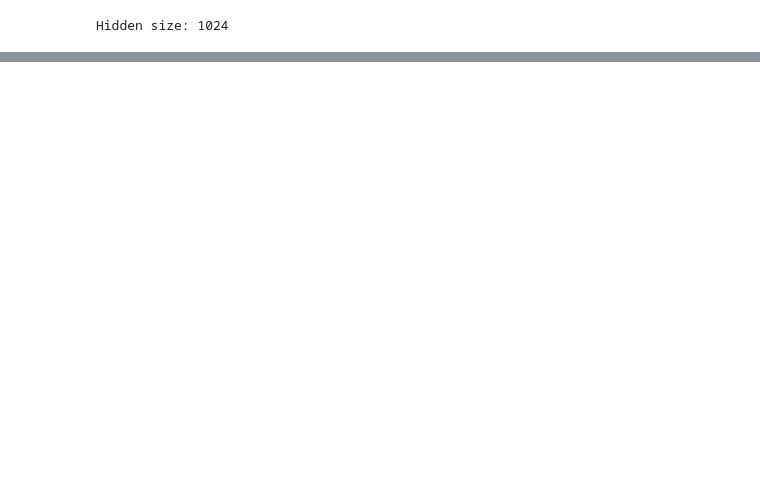
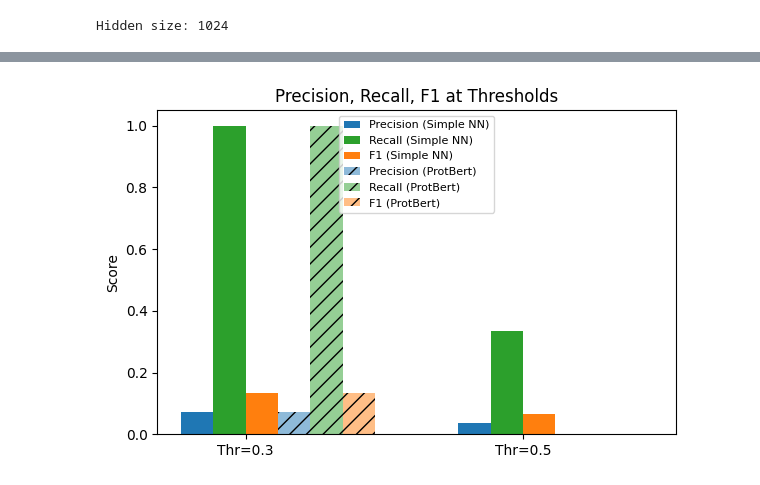
Before and after one commit to cjsmith4/protLLM, a Jupyter notebook: protein_pockets copy.ipynb, the cells around one changed output, grey strips where cells are left out. Cells and saved outputs as stored; diff of their text form; code cells hidden in the pictures; blank space fills up the shorter version.

```diff
--- a/protein_pockets copy.ipynb
+++ b/protein_pockets copy.ipynb
@@ -1236,0 +2343,16 @@ thr=0.50 -> P=0.004, R=0.167, F1=0.008, predicted+=249
+# %%
+for thr in [0.3, 0.5]:
+    y_pred_simple = (y_pred_probs_simple >= thr).astype(int)
+    y_pred_prot   = (y_pred_probs_prot   >= thr).astype(int)
+
+    prec_s = precision_score(y_true, y_pred_simple, zero_division=0)
+    rec_s  = recall_score(y_true,  y_pred_simple, zero_division=0)
+    f1_s   = f1_score(y_true,      y_pred_simple, zero_division=0)
+
+    prec_p = precision_score(y_true, y_pred_prot, zero_division=0)
+    rec_p  = recall_score(y_true,  y_pred_prot, zero_division=0)
+    f1_p   = f1_score(y_true,      y_pred_prot, zero_division=0)
+
+    print(f"\nThreshold = {thr}")
+    print(f"  Simple NN -> P={prec_s:.3f}, R={rec_s:.3f}, F1={f1_s:.3f}")
+    print(f"  ProtBert  -> P={prec_p:.3f}, R={rec_p:.3f}, F1={f1_p:.3f}")
@@ -1236,0 +2367,51 @@ thr=0.50 -> P=0.004, R=0.167, F1=0.008, predicted+=249
+# %%
+import matplotlib.pyplot as plt
+import numpy as np
+from sklearn.metrics import precision_score, recall_score, f1_score
+
+thresholds = [0.3, 0.5]
+
+metrics_simple = {"precision": [], "recall": [], "f1": []}
+metrics_prot   = {"precision": [], "recall": [], "f1": []}
+
+for thr in thresholds:
+    y_pred_simple = (y_pred_probs_simple >= thr).astype(int)
+    y_pred_prot   = (y_pred_probs_prot   >= thr).astype(int)
+
+    metrics_simple["precision"].append(precision_score(y_true, y_pred_simple, zero_division=0))
+    metrics_simple["recall"].append(recall_score(y_true, y_pred_simple, zero_division=0))
+    metrics_simple["f1"].append(f1_score(y_true, y_pred_simple, zero_division=0))
+
+    metrics_prot["precision"].append(precision_score(y_true, y_pred_prot, zero_division=0))
+    metrics_prot["recall"].append(recall_score(y_true, y_pred_prot, zero_division=0))
+    metrics_prot["f1"].append(f1_score(y_true, y_pred_prot, zero_division=0))
+
+# Plot grouped bars
+x = np.arange(len(thresholds))  # positions for thresholds
+width = 0.35  # width of each group
+
+fig, ax = plt.subplots(figsize=(6,4))
+
+# Simple NN bars
+ax.bar(x - width/2, metrics_simple["precision"], width/3, label="Precision (Simple NN)", color="tab:blue")
+ax.bar(x - width/2 + width/3, metrics_simple["recall"], width/3, label="Recall (Simple NN)", color="tab:green")
+ax.bar(x - width/2 + 2*width/3, metrics_simple["f1"], width/3, label="F1 (Simple NN)", color="tab:orange")
+
+# ProtBert bars
+ax.bar(x + width/2, metrics_prot["precision"], width/3, label="Precision (ProtBert)", color="tab:blue", alpha=0.5, hatch="//")
+ax.bar(x + width/2 + width/3, metrics_prot["recall"], width/3, label="Recall (ProtBert)", color="tab:green", alpha=0.5, hatch="//")
+ax.bar(x + width/2 + 2*width/3, metrics_prot["f1"], width/3, label="F1 (ProtBert)", color="tab:orange", alpha=0.5, hatch="//")
+
+ax.set_xticks(x)
+ax.set_xticklabels([f"Thr={t}" for t in thresholds])
+ax.set_ylabel("Score")
+ax.set_ylim(0, 1.05)
+ax.set_title("Precision, Recall, F1 at Thresholds")
+ax.legend(fontsize=8, frameon=True, loc="upper center", ncol=2)
+
+ax.legend(fontsize=8, frameon=True, loc="upper center", markerscale=0.8, handlelength=1.5)
+
+fig.tight_layout()
+plt.show()
+# %% [output]
+[figure, added]
```
Also changed, not shown: parts of 73 cells of this notebook, 3 other files.
